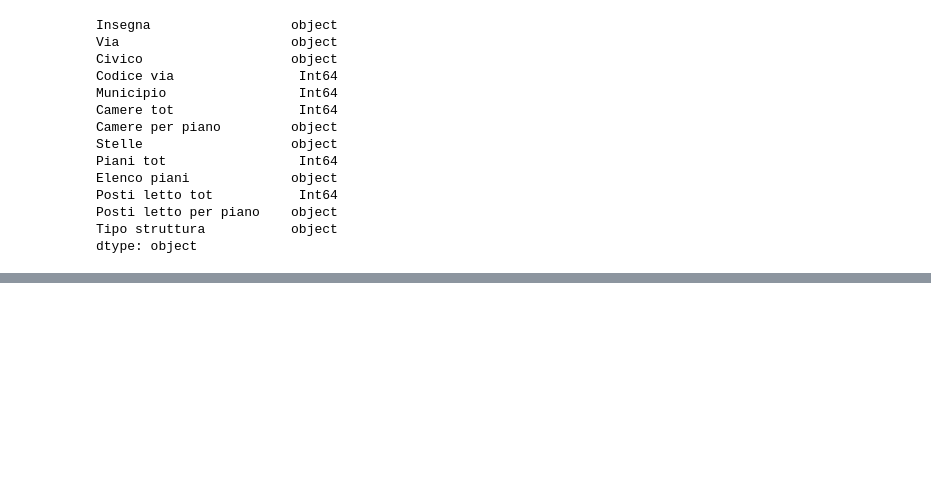
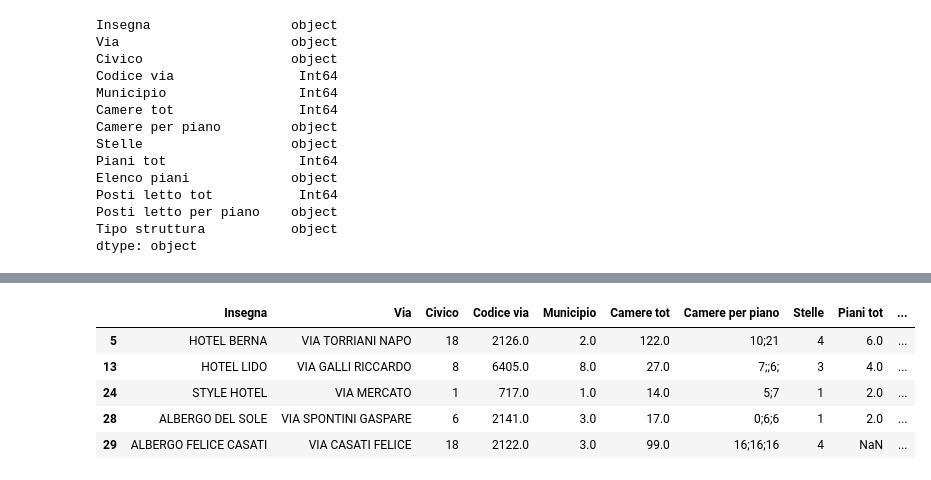
Before and after one commit to silviamacchi/DataQuality_project, a Jupyter notebook: Script_Silvia.ipynb, the cells around one changed output, grey strips where cells are left out. Saved outputs shown, nothing was run; the diff lists cells and outputs as text; code cells hidden in the pictures; blank space fills up the shorter version.

```diff
--- a/Script_Silvia.ipynb
+++ b/Script_Silvia.ipynb
@@ -669,0 +567,9 @@ dtype: int64
+# %%
+STRUTTURE[STRUTTURE['Elenco piani'].notna()].head()
+# %% [output]
+|  | Insegna | Via | Civico | Codice via | Municipio | Camere tot | Camere per piano | Stelle | Piani tot | ... |
+| 5 | HOTEL BERNA | VIA TORRIANI NAPO | 18 | 2126.0 | 2.0 | 122.0 | 10;21 | 4 | 6.0 | ... |
+| 13 | HOTEL LIDO | VIA GALLI RICCARDO | 8 | 6405.0 | 8.0 | 27.0 | 7;;6; | 3 | 4.0 | ... |
+| 24 | STYLE HOTEL | VIA MERCATO | 1 | 717.0 | 1.0 | 14.0 | 5;7 | 1 | 2.0 | ... |
+| 28 | ALBERGO DEL SOLE | VIA SPONTINI GASPARE | 6 | 2141.0 | 3.0 | 17.0 | 0;6;6 | 1 | 2.0 | ... |
+| 29 | ALBERGO FELICE CASATI | VIA CASATI FELICE | 18 | 2122.0 | 3.0 | 99.0 | 16;16;16 | 4 | NaN | ... |
```
Also changed, not shown: parts of 60 cells of this notebook, 2 other files.
